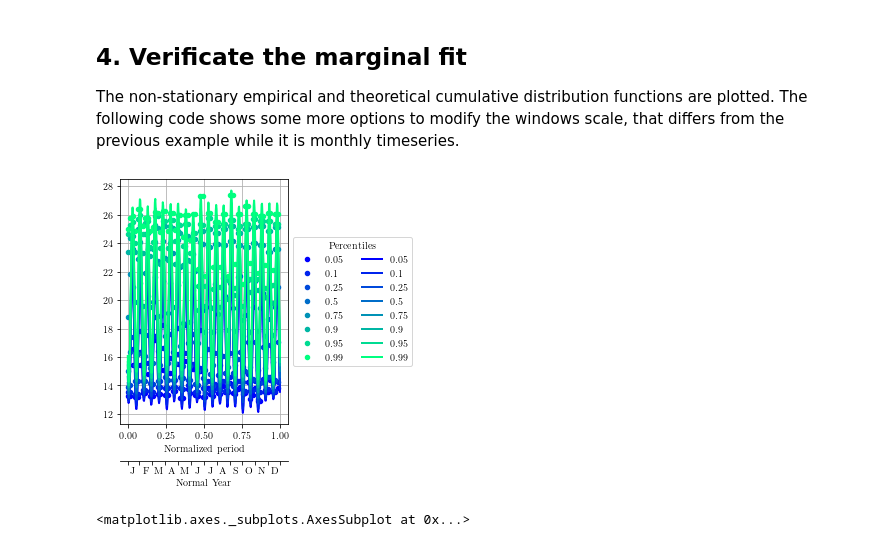
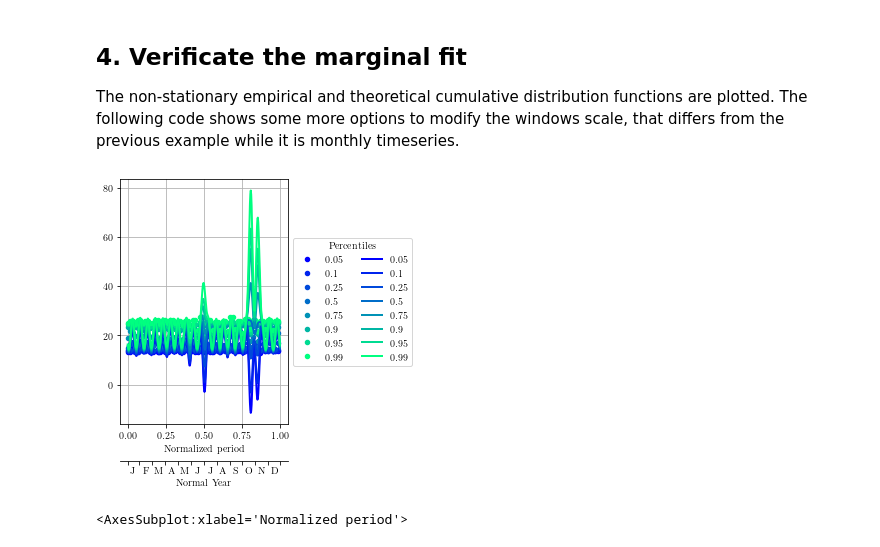
Before and after one commit to gdfa-ugr/marinetools, a Jupyter notebook: examples/Ex_03_SeaSurfaceTemperature.ipynb, the cells around one changed output. Cells and saved outputs as stored; diff of their text form; code cells hidden in the pictures.

```diff
--- a/examples/Ex_03_SeaSurfaceTemperature.ipynb
+++ b/examples/Ex_03_SeaSurfaceTemperature.ipynb
@@ -21,17 +21,16 @@ In this example, data in a netcdf format is read it. The following code read the
 # %%
 import pandas as pd
 
-nc = read.netcdf("data/mediterraneo", "sst")
-data = pd.DataFrame(nc["sst"].values, index=nc["time"].values, columns=["T"])
-data = analysis.nanoise(data, "T")
+data = read.netcdf("data/mediterraneo", "sst")
+data = analysis.nanoise(data, "sst")
 # %% [markdown]
 Once the data is read, it is needed to create the dictionary with the properties about the temporal expansion of parameters and the probability models. In this example, a single Guassian function was selected. As the previous example, longer basis period will be selected. As it is observed, we choose a basis period of 20 years. A trigonometric temporal expansion and 40 terms are choosen to include the seasonal behaviour. Note that the in this example, it is created a dictionary inside of params with the key "T" where all the input parameters are included. This information is translated to the dictionary as follow.
 # %%
 params = {
-    "T": {
-        "var": "T",
+    "sst": {
+        "var": "sst",
         "non_stat_analysis": True,
-        "basis_function": {"method": "trigonometric", "noterms": 40},
+        "basis_function": {"method": "trigonometric", "no_terms": 40},
         "fun": {0: "norm"},
         "basis_period": [20],
     }
@@ -40,5 +39,5 @@ params = {
 ## 3. Make the marginal fit
 The following code will fit the parameters to the data.
 # %%
-analysis.marginalfit(data, params["T"])
+analysis.marginalfit(data, params["sst"])
 # %% [output]
@@ -83,10 +82,10 @@ The result will be saved at the file ""marginalfit/T_norm_nonst_20_trigonometric
 
 The non-stationary empirical and theoretical cumulative distribution functions are plotted. The following code shows some more options to modify the windows scale, that differs from the previous example while it is monthly timeseries.
 # %%
-params = read.rjson("marginalfit/T_norm_nonst_20_trigonometric_40_SLSQP")
+params = read.rjson("marginalfit/sst_norm_nonst_20_trigonometric_40_SLSQP")
 plots.nonstationary_cdf(
-    data, "T", params, daysWindowsLength=120, equal_windows=True, date_axis=True
+    data, "sst", params, daysWindowsLength=120, equal_windows=True, date_axis=True
 )
 # %% [output]
-[figure, old version]
+[figure, new version]
-<matplotlib.axes._subplots.AxesSubplot at 0x...>
+<AxesSubplot:xlabel='Normalized period'>
```
Also changed, not shown: parts of 1 cell of this notebook, 6 other files.
